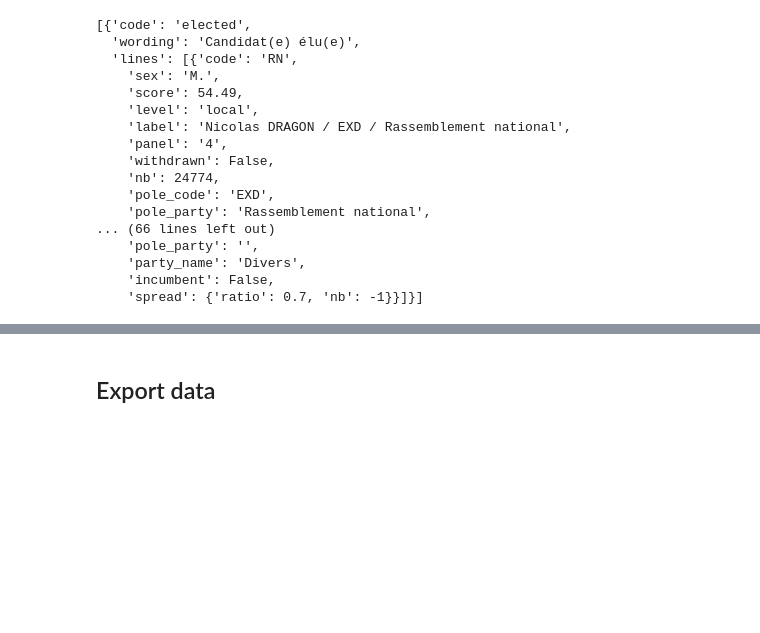
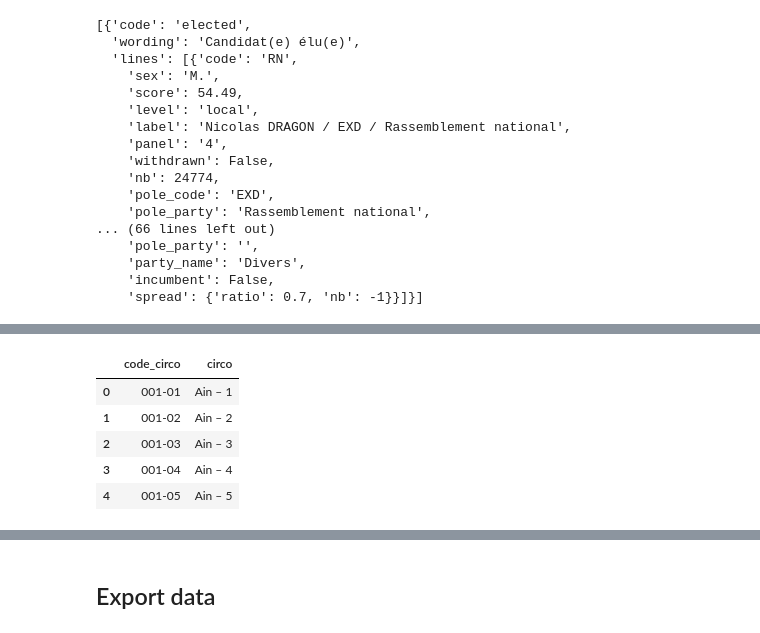
Before and after one commit to dataactivists/front_populaire, a Jupyter notebook: code/resultats_premier_tour.ipynb, the cells around one changed output, grey strips where cells are left out. Cells and saved outputs as stored; diff of their text form; code cells hidden in the pictures; blank space fills up the shorter version.

```diff
--- a/code/resultats_premier_tour.ipynb
+++ b/code/resultats_premier_tour.ipynb
@@ -211,0 +218,13 @@ df.info()
+# %%
+df_circos = pd.DataFrame.from_records(data_circos['districts'])[['code', 'name_full']]
+
+df_circos.columns = ['code_circo', 'circo']
+
+df_circos.head()
+# %% [output]
+|  | code_circo | circo |
+| 0 | 001-01 | Ain – 1 |
+| 1 | 001-02 | Ain – 2 |
+| 2 | 001-03 | Ain – 3 |
+| 3 | 001-04 | Ain – 4 |
+| 4 | 001-05 | Ain – 5 |
```
Also changed, not shown: parts of 3 cells of this notebook, 1 other file.
